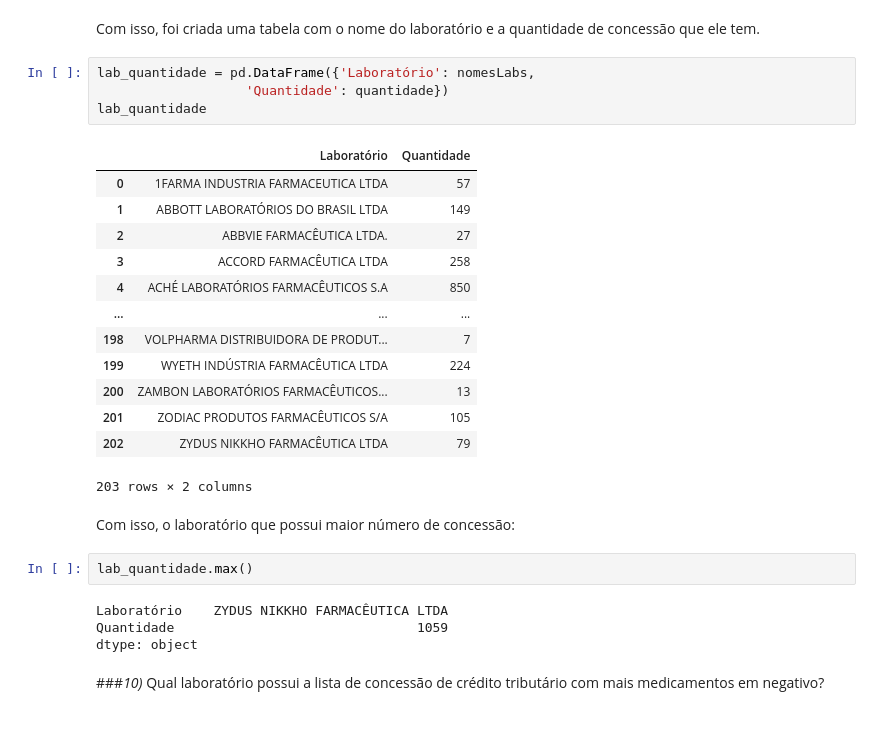
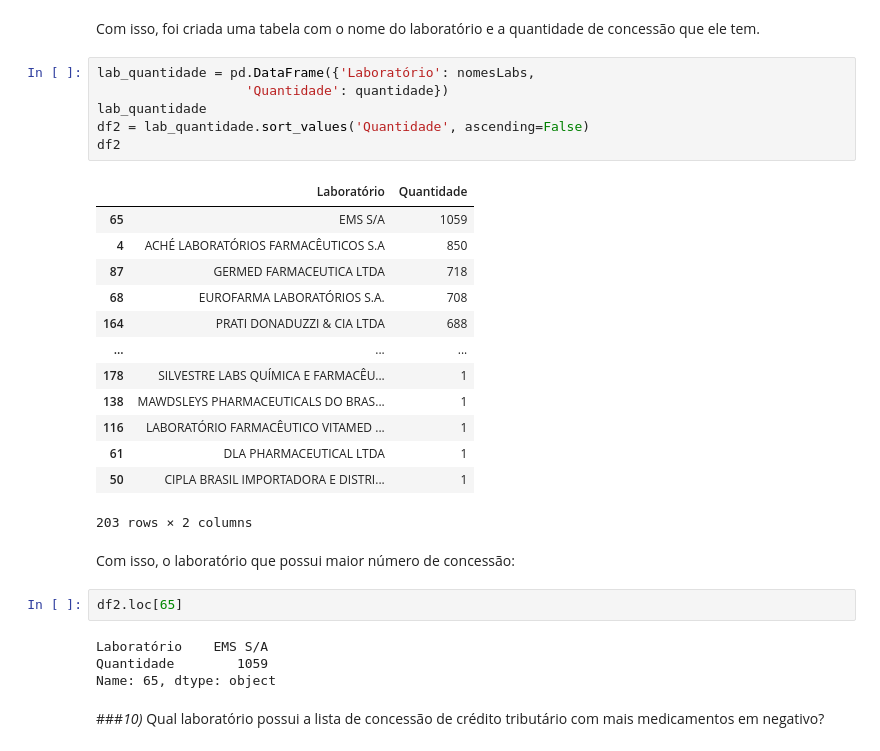
Before and after one commit to lazarobodevan/TP-CienciaDosDados-3861-3865, a Jupyter notebook: ProjetoCienciaDosDados.ipynb, the cells around one changed output. Drawn from its saved outputs; the diff is of its cells as text.

```diff
--- a/ProjetoCienciaDosDados.ipynb
+++ b/ProjetoCienciaDosDados.ipynb
@@ -487,29 +499,31 @@ Com isso, foi criada uma tabela com o nome do laboratório e a quantidade de con
 # %%
 lab_quantidade = pd.DataFrame({'Laboratório': nomesLabs,
                    'Quantidade': quantidade})
 lab_quantidade
+df2 = lab_quantidade.sort_values('Quantidade', ascending=False)
+df2
 # %% [output]
 |  | Laboratório | Quantidade |
-| 0 | 1FARMA INDUSTRIA FARMACEUTICA LTDA | 57 |
-| 1 | ABBOTT LABORATÓRIOS DO BRASIL LTDA | 149 |
-| 2 | ABBVIE FARMACÊUTICA LTDA. | 27 |
-| 3 | ACCORD FARMACÊUTICA LTDA | 258 |
+| 65 | EMS S/A | 1059 |
 | 4 | ACHÉ LABORATÓRIOS FARMACÊUTICOS S.A | 850 |
+| 87 | GERMED FARMACEUTICA LTDA | 718 |
+| 68 | EUROFARMA LABORATÓRIOS S.A. | 708 |
+| 164 | PRATI DONADUZZI & CIA LTDA | 688 |
 | ... | ... | ... |
-| 198 | VOLPHARMA DISTRIBUIDORA DE PRODUT... | 7 |
-| 199 | WYETH INDÚSTRIA FARMACÊUTICA LTDA | 224 |
-| 200 | ZAMBON LABORATÓRIOS FARMACÊUTICOS... | 13 |
-| 201 | ZODIAC PRODUTOS FARMACÊUTICOS S/A | 105 |
-| 202 | ZYDUS NIKKHO FARMACÊUTICA LTDA | 79 |
+| 178 | SILVESTRE LABS QUÍMICA E FARMACÊU... | 1 |
+| 138 | MAWDSLEYS PHARMACEUTICALS DO BRAS... | 1 |
+| 116 | LABORATÓRIO FARMACÊUTICO VITAMED ... | 1 |
+| 61 | DLA PHARMACEUTICAL LTDA | 1 |
+| 50 | CIPLA BRASIL IMPORTADORA E DISTRI... | 1 |
 203 rows × 2 columns
 # %% [markdown]
 Com isso, o laboratório que possui maior número de concessão:
-# %%
-lab_quantidade.max()
-# %% [output]
-Laboratório    ZYDUS NIKKHO FARMACÊUTICA LTDA
-Quantidade                               1059
-dtype: object
+# %%
+df2.loc[65]
+# %% [output]
+Laboratório    EMS S/A
+Quantidade        1059
+Name: 65, dtype: object
 # %% [markdown]
 ###*10)* Qual laboratório possui a lista de concessão de crédito tributário com mais medicamentos em negativo?
 # %% [markdown]
```
Also changed, not shown: parts of 10 cells of this notebook.
